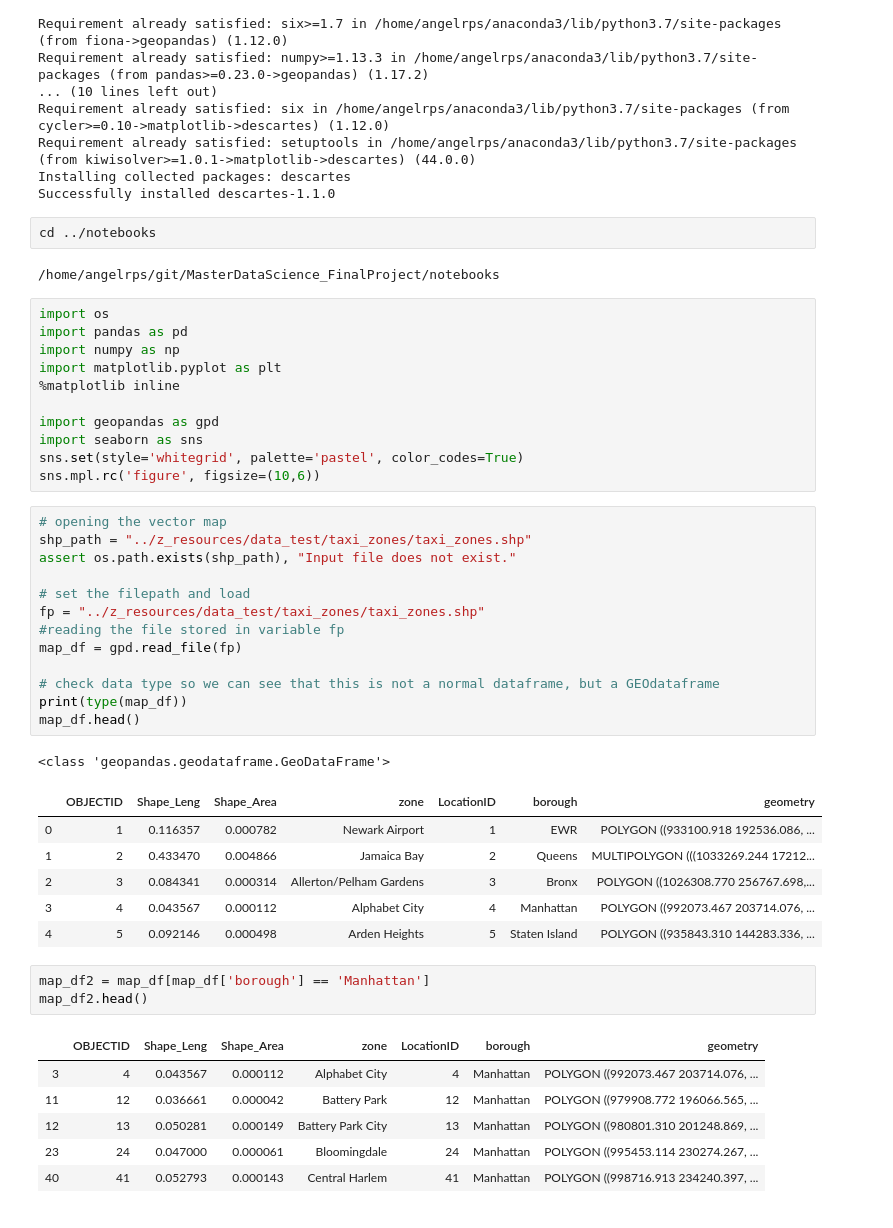
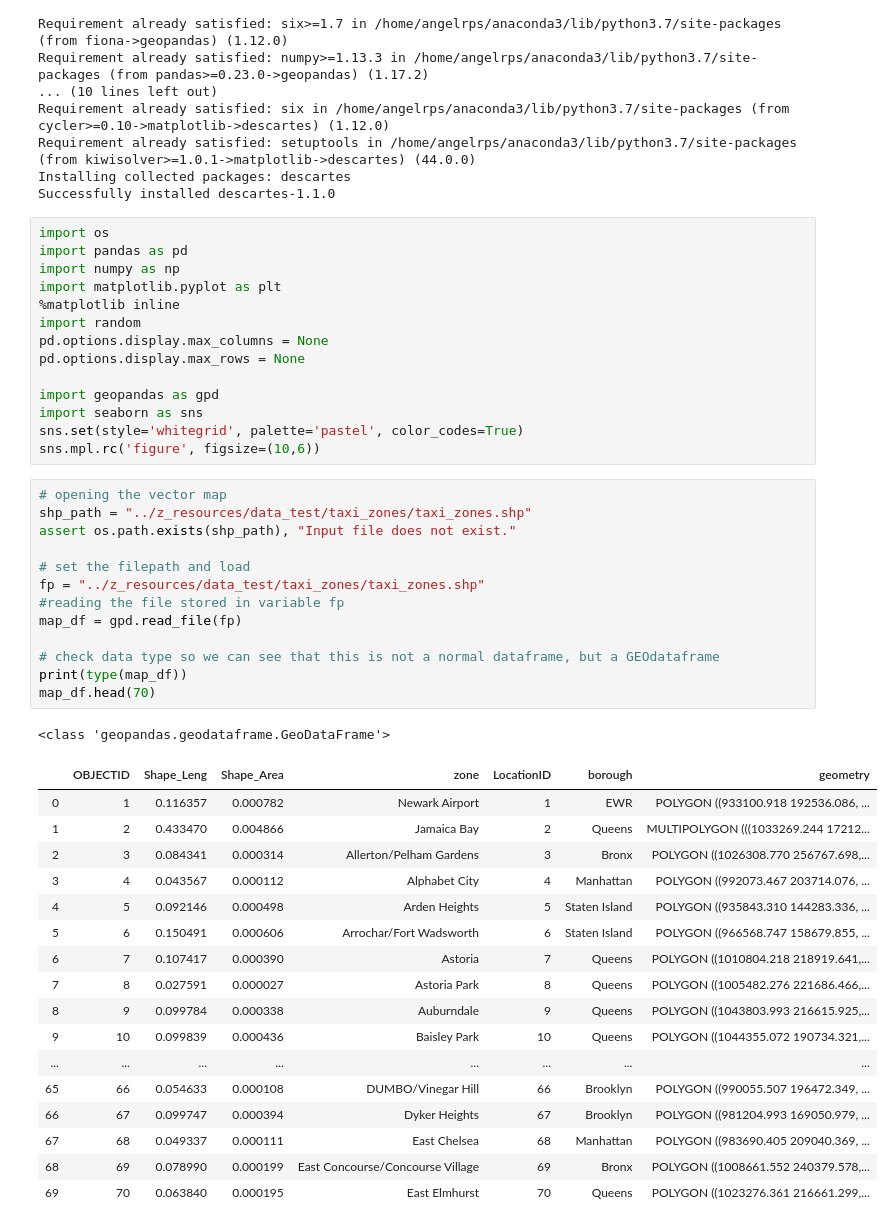
Before and after one commit to angelrps/MasterDataScience_FinalProject, a Jupyter notebook: notebooks/FrontEnd_01.ipynb, the cells around one changed output. Saved outputs shown, nothing was run; the diff lists cells and outputs as text.

```diff
--- a/notebooks/FrontEnd_01.ipynb
+++ b/notebooks/FrontEnd_01.ipynb
@@ -31,16 +31,15 @@ Requirement already satisfied: six in /home/angelrps/anaconda3/lib/python3.7/sit
 Requirement already satisfied: setuptools in /home/angelrps/anaconda3/lib/python3.7/site-packages (from kiwisolver>=1.0.1->matplotlib->descartes) (44.0.0)
 Installing collected packages: descartes
 Successfully installed descartes-1.1.0
-# %%
-cd ../notebooks
-# %% [output]
-/home/angelrps/git/MasterDataScience_FinalProject/notebooks
 # %%
 import os
 import pandas as pd
 import numpy as np
 import matplotlib.pyplot as plt
 %matplotlib inline
+import random
+pd.options.display.max_columns = None
+pd.options.display.max_rows = None
 
 import geopandas as gpd
 import seaborn as sns
@@ -49,31 +48,32 @@ sns.mpl.rc('figure', figsize=(10,6))
 # %%
 # opening the vector map
 shp_path = "../z_resources/data_test/taxi_zones/taxi_zones.shp"
 assert os.path.exists(shp_path), "Input file does not exist."
 
 # set the filepath and load
 fp = "../z_resources/data_test/taxi_zones/taxi_zones.shp"
 #reading the file stored in variable fp
 map_df = gpd.read_file(fp)
 
 # check data type so we can see that this is not a normal dataframe, but a GEOdataframe
 print(type(map_df))
-map_df.head()
+map_df.head(70)
 # %% [output]
 <class 'geopandas.geodataframe.GeoDataFrame'>
 |  | OBJECTID | Shape_Leng | Shape_Area | zone | LocationID | borough | geometry |
 | 0 | 1 | 0.116357 | 0.000782 | Newark Airport | 1 | EWR | POLYGON ((933100.918 192536.086, ... |
 | 1 | 2 | 0.433470 | 0.004866 | Jamaica Bay | 2 | Queens | MULTIPOLYGON (((1033269.244 17212... |
 | 2 | 3 | 0.084341 | 0.000314 | Allerton/Pelham Gardens | 3 | Bronx | POLYGON ((1026308.770 256767.698,... |
 | 3 | 4 | 0.043567 | 0.000112 | Alphabet City | 4 | Manhattan | POLYGON ((992073.467 203714.076, ... |
 | 4 | 5 | 0.092146 | 0.000498 | Arden Heights | 5 | Staten Island | POLYGON ((935843.310 144283.336, ... |
+| 5 | 6 | 0.150491 | 0.000606 | Arrochar/Fort Wadsworth | 6 | Staten Island | POLYGON ((966568.747 158679.855, ... |
+| 6 | 7 | 0.107417 | 0.000390 | Astoria | 7 | Queens | POLYGON ((1010804.218 218919.641,... |
+| 7 | 8 | 0.027591 | 0.000027 | Astoria Park | 8 | Queens | POLYGON ((1005482.276 221686.466,... |
+| 8 | 9 | 0.099784 | 0.000338 | Auburndale | 9 | Queens | POLYGON ((1043803.993 216615.925,... |
+| 9 | 10 | 0.099839 | 0.000436 | Baisley Park | 10 | Queens | POLYGON ((1044355.072 190734.321,... |
+| ... | ... | ... | ... | ... | ... | ... | ... |
+| 65 | 66 | 0.054633 | 0.000108 | DUMBO/Vinegar Hill | 66 | Brooklyn | POLYGON ((990055.507 196472.349, ... |
+| 66 | 67 | 0.099747 | 0.000394 | Dyker Heights | 67 | Brooklyn | POLYGON ((981204.993 169050.979, ... |
+| 67 | 68 | 0.049337 | 0.000111 | East Chelsea | 68 | Manhattan | POLYGON ((983690.405 209040.369, ... |
+| 68 | 69 | 0.078990 | 0.000199 | East Concourse/Concourse Village | 69 | Bronx | POLYGON ((1008661.552 240379.578,... |
+| 69 | 70 | 0.063840 | 0.000195 | East Elmhurst | 70 | Queens | POLYGON ((1023276.361 216661.299,... |
-# %%
-map_df2 = map_df[map_df['borough'] == 'Manhattan']
-map_df2.head()
-# %% [output]
-|  | OBJECTID | Shape_Leng | Shape_Area | zone | LocationID | borough | geometry |
-| 3 | 4 | 0.043567 | 0.000112 | Alphabet City | 4 | Manhattan | POLYGON ((992073.467 203714.076, ... |
-| 11 | 12 | 0.036661 | 0.000042 | Battery Park | 12 | Manhattan | POLYGON ((979908.772 196066.565, ... |
-| 12 | 13 | 0.050281 | 0.000149 | Battery Park City | 13 | Manhattan | POLYGON ((980801.310 201248.869, ... |
-| 23 | 24 | 0.047000 | 0.000061 | Bloomingdale | 24 | Manhattan | POLYGON ((995453.114 230274.267, ... |
-| 40 | 41 | 0.052793 | 0.000143 | Central Harlem | 41 | Manhattan | POLYGON ((998716.913 234240.397, ... |
```
Also changed, not shown: parts of 4 cells of this notebook.
